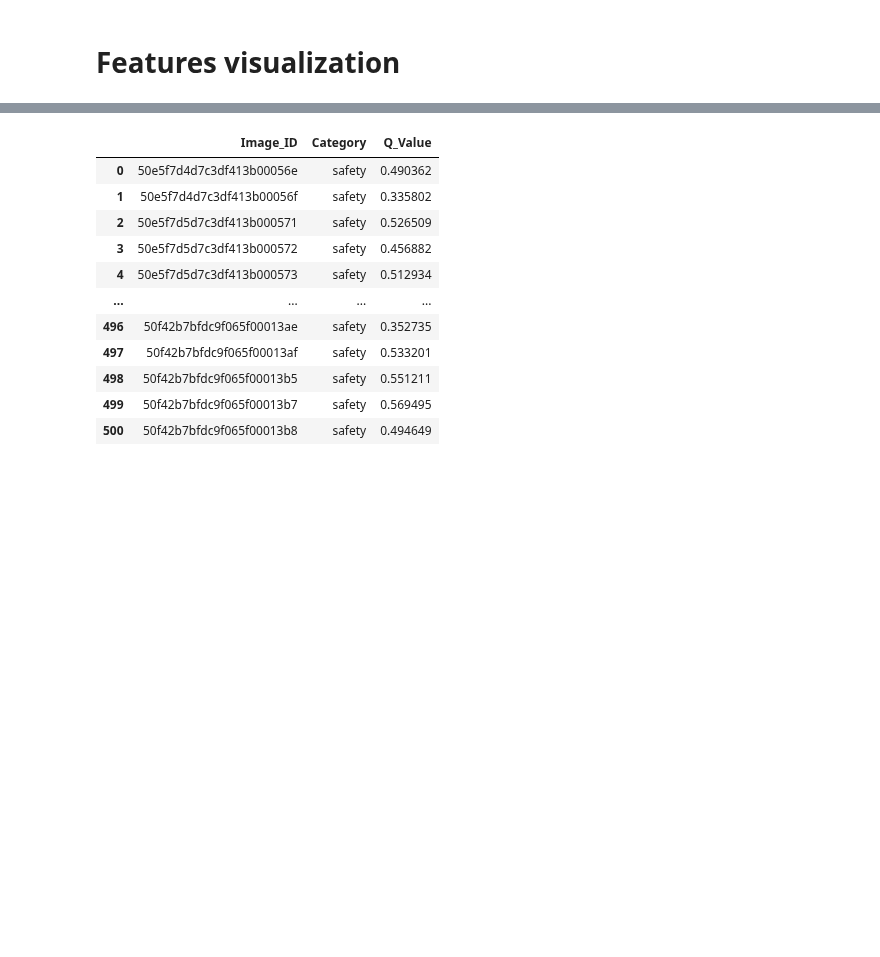
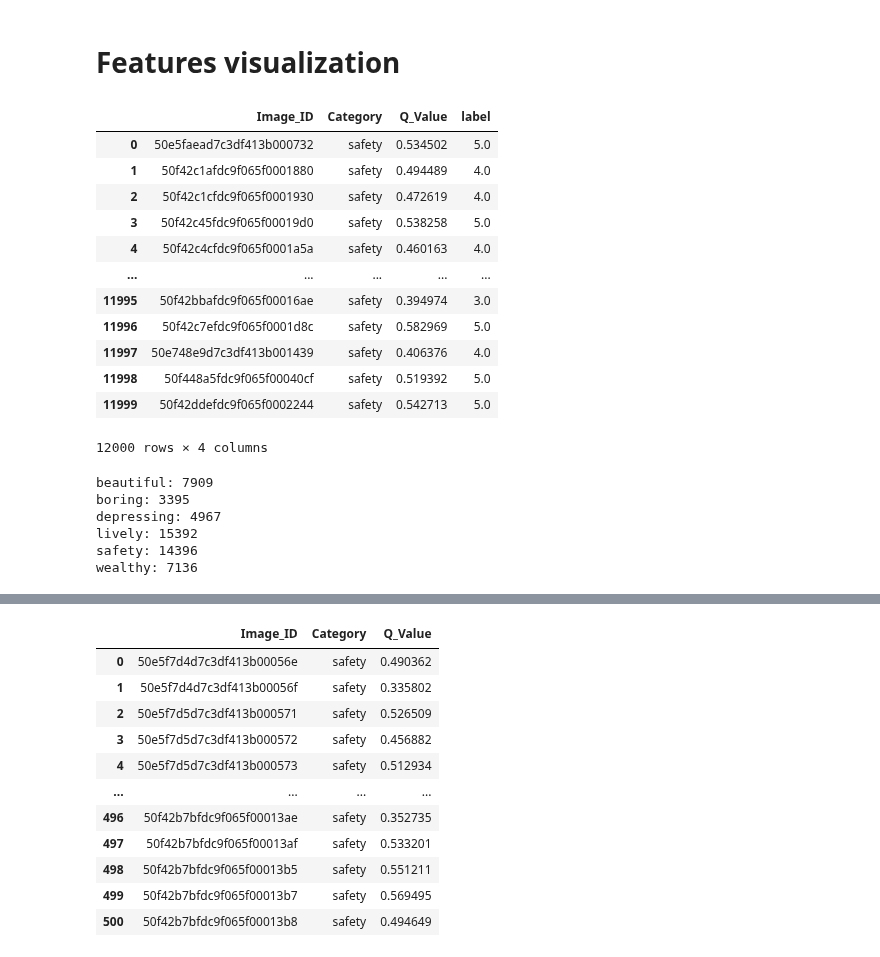
Before and after one commit to CeHouGIS/Safety_Perception_HK, a Jupyter notebook: safety_perception_model/single_model/feature_visualization.ipynb, the cells around one changed output, grey strips where cells are left out. Saved outputs shown, nothing was run; the diff lists cells and outputs as text; code cells hidden in the pictures; blank space fills up the shorter version.

Commit message:
update safety score dataset

```diff
--- a/safety_perception_model/single_model/feature_visualization.ipynb
+++ b/safety_perception_model/single_model/feature_visualization.ipynb
@@ -13,3 +13,24 @@ from models import TransformerRegressionModel
 import sys
 sys.path.append("/code/LLM-crime")
 from custom_clip_train import CLIPModel, CLIPDataset, build_loaders, make_prediction
+# %%
+data = pd.read_csv("/data2/cehou/LLM_safety/PlacePulse2.0/image_perception.csv")
+data = data[data['Category'] == 'safety'].reset_index(drop=True).iloc[:12000]
+data['label'] = data['Q_Value'] * 100 // 10
+# class_weights = [total_samples / data.loc['label'] for i in range(len(data))]
+# %%
+data
+# %% [output]
+|  | Image_ID | Category | Q_Value | label |
+| 0 | 50e5faead7c3df413b000732 | safety | 0.534502 | 5.0 |
+| 1 | 50f42c1afdc9f065f0001880 | safety | 0.494489 | 4.0 |
+| 2 | 50f42c1cfdc9f065f0001930 | safety | 0.472619 | 4.0 |
+| 3 | 50f42c45fdc9f065f00019d0 | safety | 0.538258 | 5.0 |
+| 4 | 50f42c4cfdc9f065f0001a5a | safety | 0.460163 | 4.0 |
+| ... | ... | ... | ... | ... |
+| 11995 | 50f42bbafdc9f065f00016ae | safety | 0.394974 | 3.0 |
+| 11996 | 50f42c7efdc9f065f0001d8c | safety | 0.582969 | 5.0 |
+| 11997 | 50e748e9d7c3df413b001439 | safety | 0.406376 | 4.0 |
+| 11998 | 50f448a5fdc9f065f00040cf | safety | 0.519392 | 5.0 |
+| 11999 | 50f42ddefdc9f065f0002244 | safety | 0.542713 | 5.0 |
+12000 rows × 4 columns
@@ -15,0 +42,17 @@ from custom_clip_train import CLIPModel, CLIPDataset, build_loaders, make_predic
+# %%
+for i, cate in enumerate(['beautiful','boring','depressing','lively','safety','wealthy']):
+    data_2_tem = data_2[data_2[cate].notna()][['Image_ID', cate]].reset_index(drop=True)
+    data_2_tem['Category'] = cate
+    data_2_tem.rename(columns={cate: 'Score'}, inplace=True)
+    print(f'{cate}: {len(data_2_tem)}')
+    if i == 0:
+        data2_out = data_2_tem
+    else:
+        data2_out = pd.concat([data2_out, data_2_tem], axis=0)
+# %% [output]
+beautiful: 7909
+boring: 3395
+depressing: 4967
+lively: 15392
+safety: 14396
+wealthy: 7136
```
Also changed, not shown: parts of 7 cells of this notebook, 3 other files.
